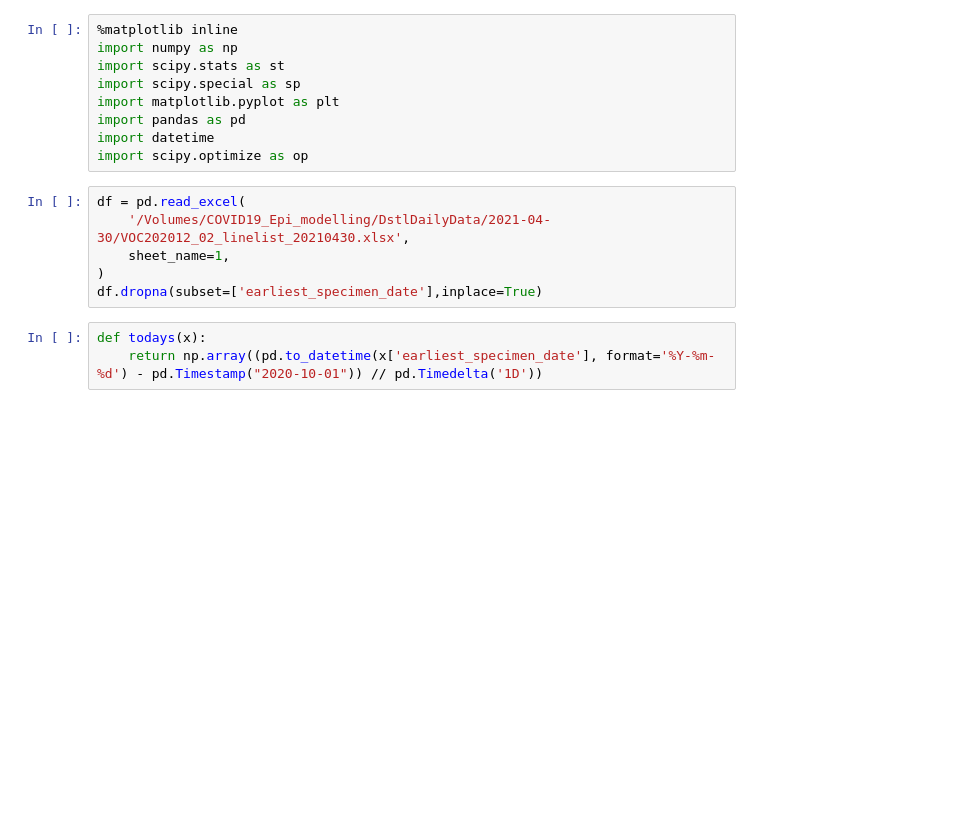
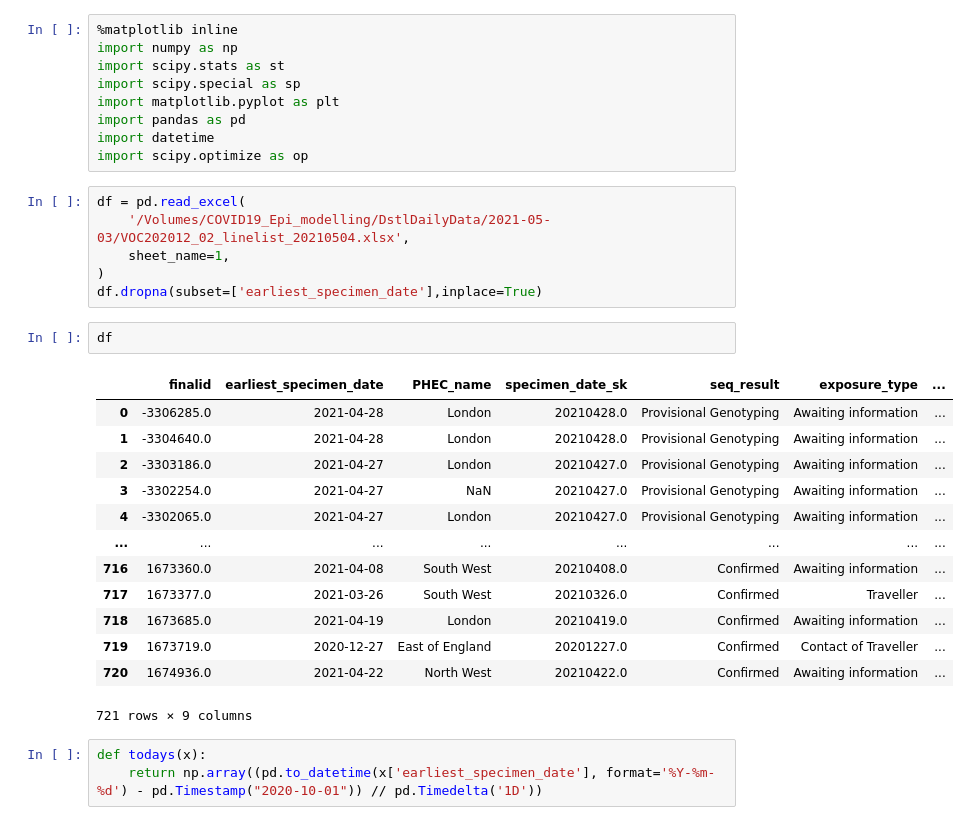
Before and after one commit to JCurran-Sebastian/BPs_for_VoC, a Jupyter notebook: voc_data.ipynb, the cells around one changed output. Saved outputs shown, nothing was run; the diff lists cells and outputs as text; blank space fills up the shorter version.

```diff
--- a/voc_data.ipynb
+++ b/voc_data.ipynb
@@ -20,10 +21,26 @@ import datetime
 import scipy.optimize as op
 # %%
 df = pd.read_excel(
-    '/Volumes/COVID19_Epi_modelling/DstlDailyData/2021-04-30/VOC202012_02_linelist_20210430.xlsx',
+    '/Volumes/COVID19_Epi_modelling/DstlDailyData/2021-05-03/VOC202012_02_linelist_20210504.xlsx',
     sheet_name=1,
 )
 df.dropna(subset=['earliest_specimen_date'],inplace=True)
+# %%
+df
+# %% [output]
+|  | finalid | earliest_specimen_date | PHEC_name | specimen_date_sk | seq_result | exposure_type | ... |
+| 0 | -3306285.0 | 2021-04-28 | London | 20210428.0 | Provisional Genotyping | Awaiting information | ... |
+| 1 | -3304640.0 | 2021-04-28 | London | 20210428.0 | Provisional Genotyping | Awaiting information | ... |
+| 2 | -3303186.0 | 2021-04-27 | London | 20210427.0 | Provisional Genotyping | Awaiting information | ... |
+| 3 | -3302254.0 | 2021-04-27 | NaN | 20210427.0 | Provisional Genotyping | Awaiting information | ... |
+| 4 | -3302065.0 | 2021-04-27 | London | 20210427.0 | Provisional Genotyping | Awaiting information | ... |
+| ... | ... | ... | ... | ... | ... | ... | ... |
+| 716 | 1673360.0 | 2021-04-08 | South West | 20210408.0 | Confirmed | Awaiting information | ... |
+| 717 | 1673377.0 | 2021-03-26 | South West | 20210326.0 | Confirmed | Traveller | ... |
+| 718 | 1673685.0 | 2021-04-19 | London | 20210419.0 | Confirmed | Awaiting information | ... |
+| 719 | 1673719.0 | 2020-12-27 | East of England | 20201227.0 | Confirmed | Contact of Traveller | ... |
+| 720 | 1674936.0 | 2021-04-22 | North West | 20210422.0 | Confirmed | Awaiting information | ... |
+721 rows × 9 columns
 # %%
 def todays(x):
     return np.array((pd.to_datetime(x['earliest_specimen_date'], format='%Y-%m-%d') - pd.Timestamp("2020-10-01")) // pd.Timedelta('1D'))
```
Also changed, not shown: parts of 7 cells of this notebook, 1 other file.
